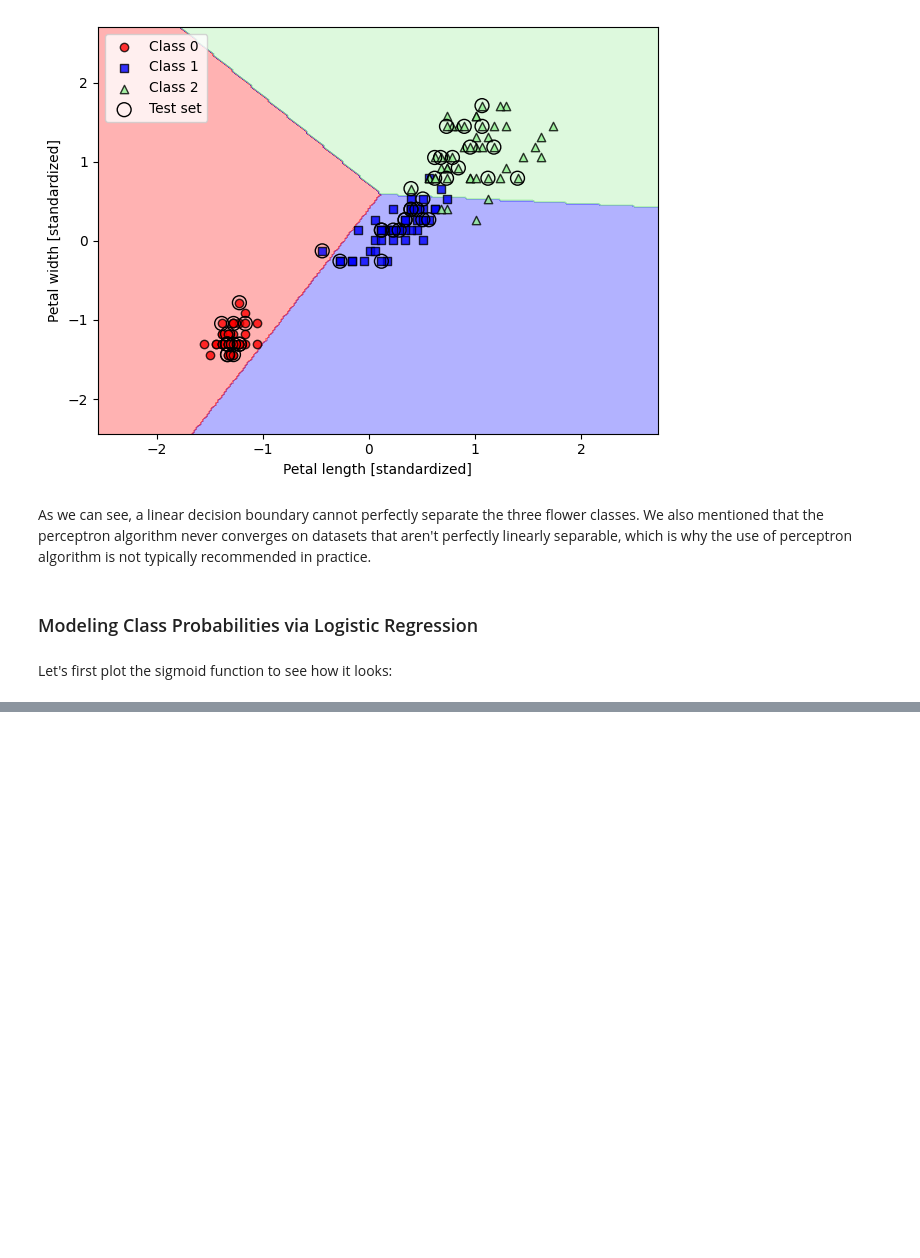
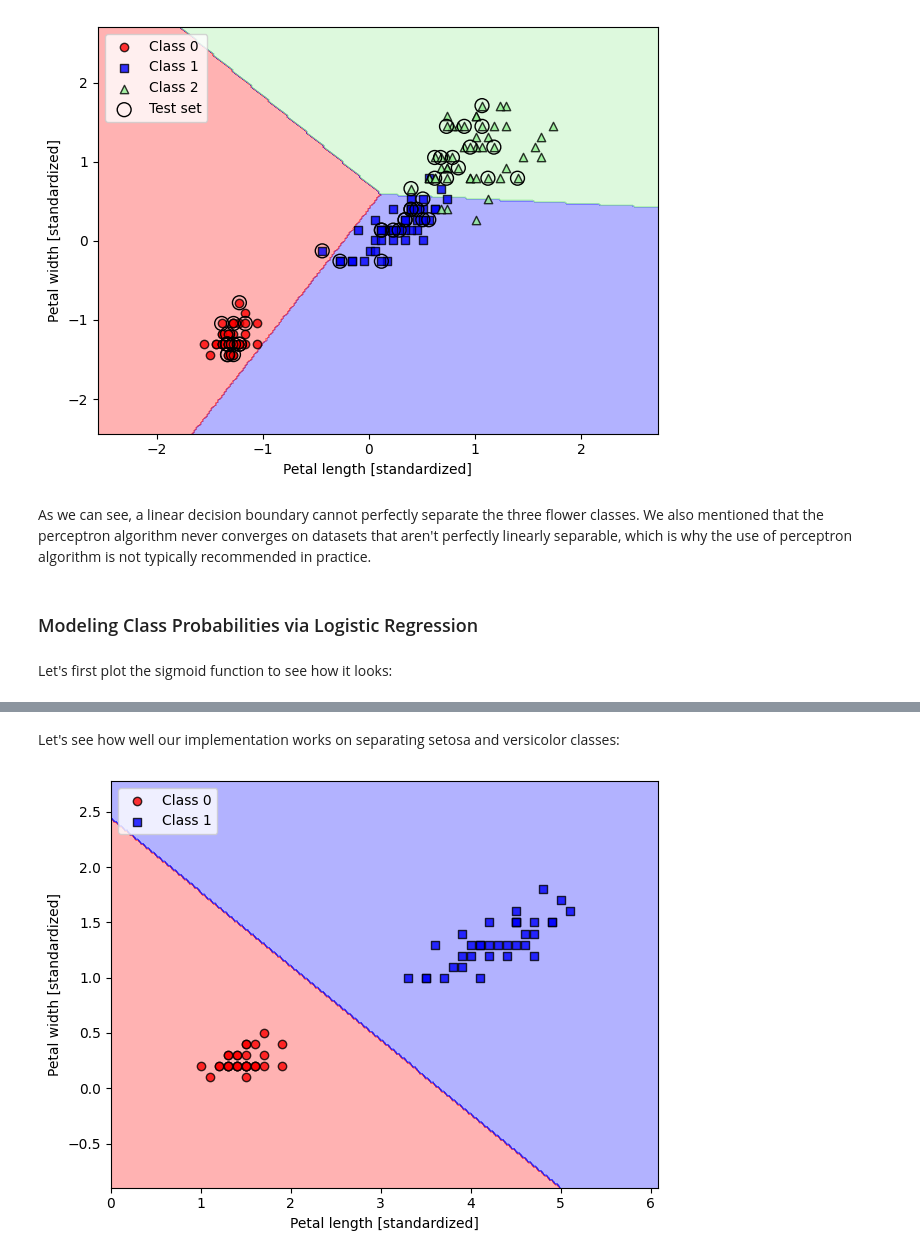
Before and after one commit to kaanoram/ML-Pytorch-SkLearn-Study, a Jupyter notebook: chapters/chapter_03/ch03.ipynb, the cells around one changed output, grey strips where cells are left out. Cells and saved outputs as stored; diff of their text form; code cells hidden in the pictures; blank space fills up the shorter version.

```diff
--- a/chapters/chapter_03/ch03.ipynb
+++ b/chapters/chapter_03/ch03.ipynb
@@ -185,0 +286,19 @@ plt.show()
+# %% [markdown]
+Let's see how well our implementation works on separating setosa and versicolor classes:
+# %%
+X_train_01_subset = X_train[(y_train == 0) | (y_train == 1)]
+y_train_01_subset = y_train[(y_train == 0) | (y_train == 1)]
+lrgd = LogisticRegressionGD(eta=0.3,
+                             n_iter=1000,
+                             random_state=1)
+lrgd.fit(X_train_01_subset, y_train_01_subset)
+plot_decision_regions(X=X_train_01_subset,
+                      y=y_train_01_subset,
+                      classifier=lrgd)
+plt.xlabel('Petal length [standardized]')
+plt.ylabel('Petal width [standardized]')
+plt.legend(loc='upper left')
+plt.tight_layout()
+plt.show()
+# %% [output]
+[figure, added]
```
Also changed, not shown: parts of 7 cells of this notebook, 1 other file.
